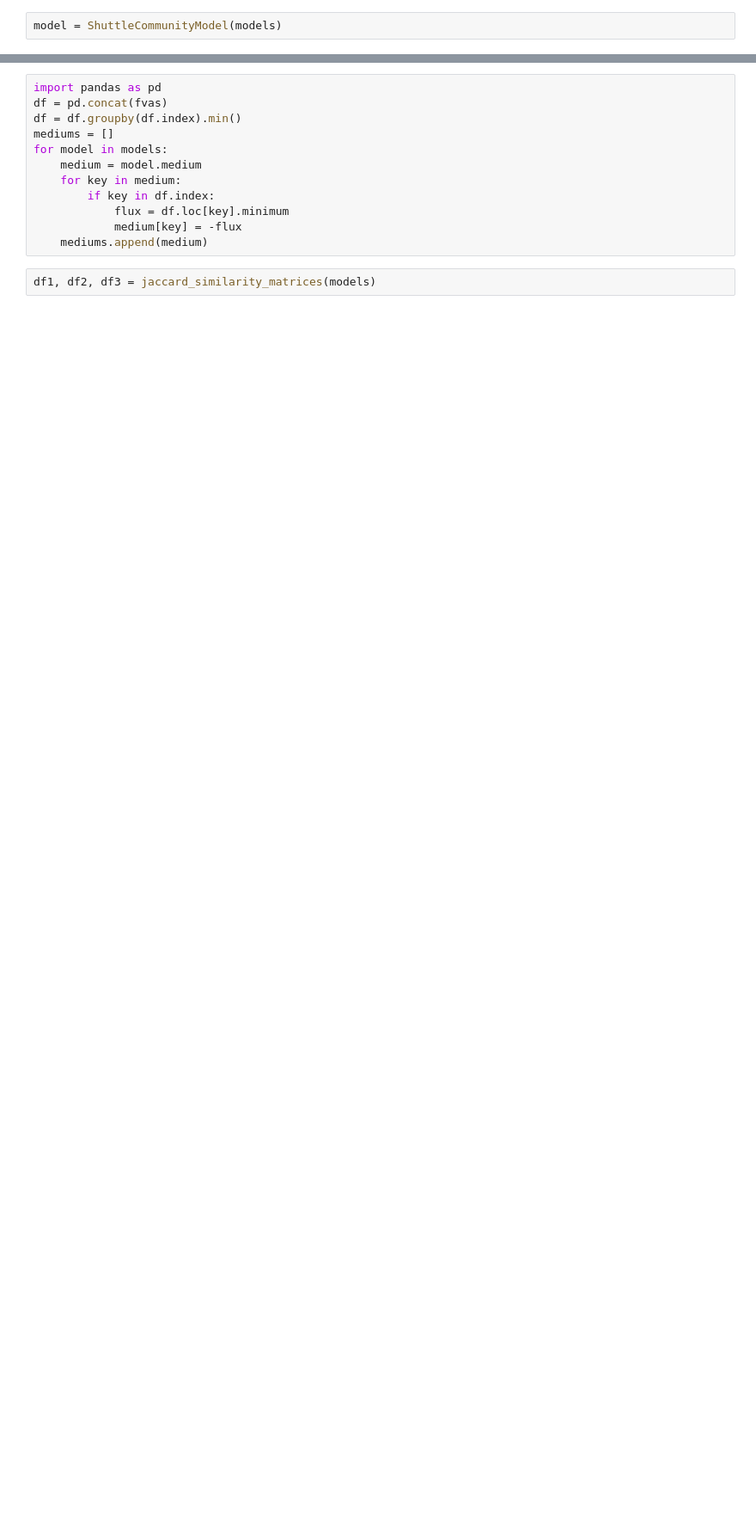
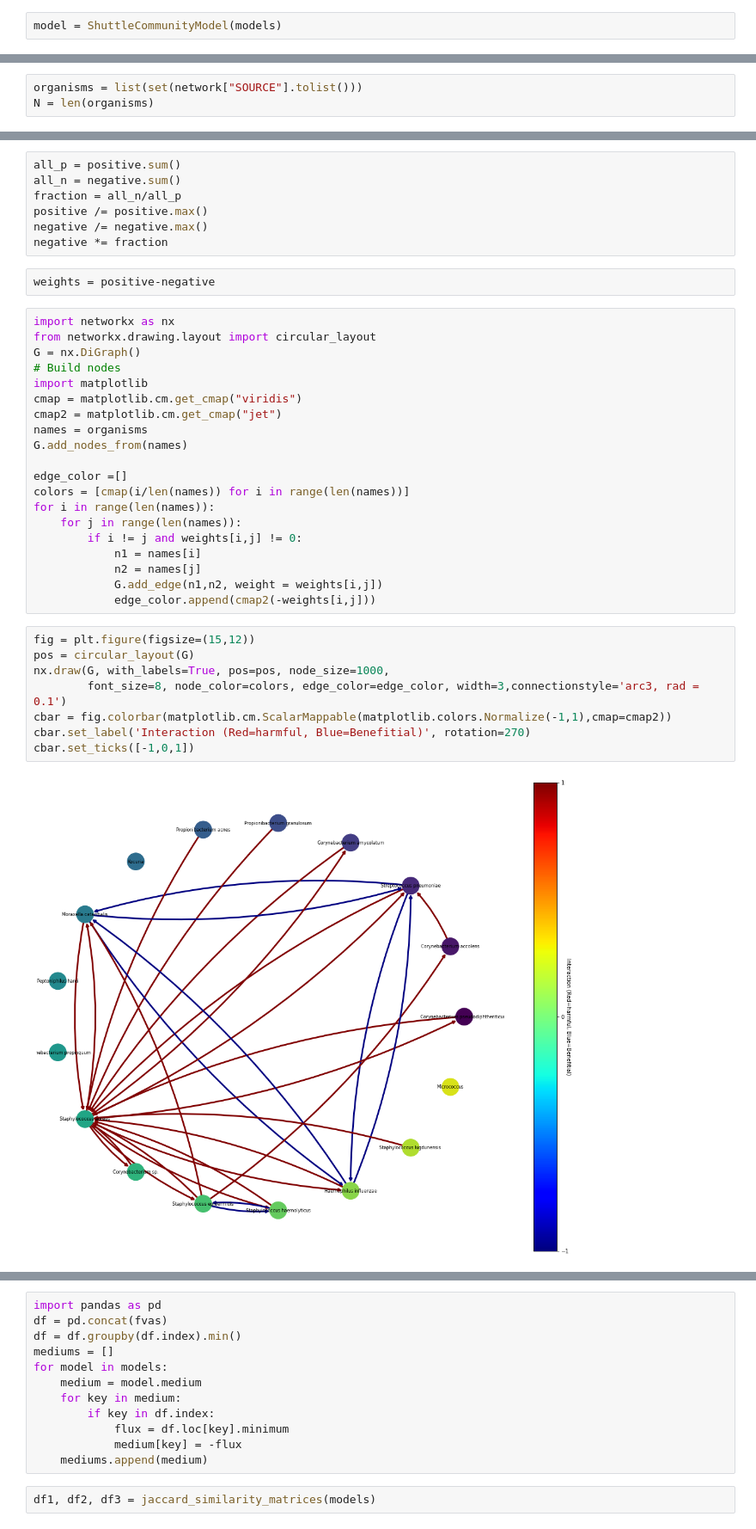
Before and after one commit to manuelgloeckler/ncmw, a Jupyter notebook: testings.ipynb, the cells around one changed output, grey strips where cells are left out. Shown at 86% size. Cells and saved outputs as stored; diff of their text form; blank space fills up the shorter version.

```diff
--- a/testings.ipynb
+++ b/testings.ipynb
@@ -30,0 +176,3 @@ print(MBR)
+# %%
+organisms = list(set(network["SOURCE"].tolist()))
+N = len(organisms)
@@ -30,0 +218,39 @@ print(MBR)
+# %%
+all_p = positive.sum()
+all_n = negative.sum()
+fraction = all_n/all_p
+positive /= positive.max()
+negative /= negative.max()
+negative *= fraction
+# %%
+weights = positive-negative
+# %%
+import networkx as nx
+from networkx.drawing.layout import circular_layout
+G = nx.DiGraph()
+# Build nodes
+import matplotlib
+cmap = matplotlib.cm.get_cmap("viridis")
+cmap2 = matplotlib.cm.get_cmap("jet")
+names = organisms
+G.add_nodes_from(names)
+
+edge_color =[]
+colors = [cmap(i/len(names)) for i in range(len(names))]
+for i in range(len(names)):
+    for j in range(len(names)):
+        if i != j and weights[i,j] != 0:
+            n1 = names[i]
+            n2 = names[j]
+            G.add_edge(n1,n2, weight = weights[i,j])
+            edge_color.append(cmap2(-weights[i,j]))
+# %%
+fig = plt.figure(figsize=(15,12))
+pos = circular_layout(G)
+nx.draw(G, with_labels=True, pos=pos, node_size=1000,
+        font_size=8, node_color=colors, edge_color=edge_color, width=3,connectionstyle='arc3, rad = 0.1')
+cbar = fig.colorbar(matplotlib.cm.ScalarMappable(matplotlib.colors.Normalize(-1,1),cmap=cmap2))
+cbar.set_label('Interaction (Red=harmful, Blue=Benefitial)', rotation=270)
+cbar.set_ticks([-1,0,1])
+# %% [output]
+[figure, added]
```
Also changed, not shown: parts of 150 cells of this notebook, 4 other files.
